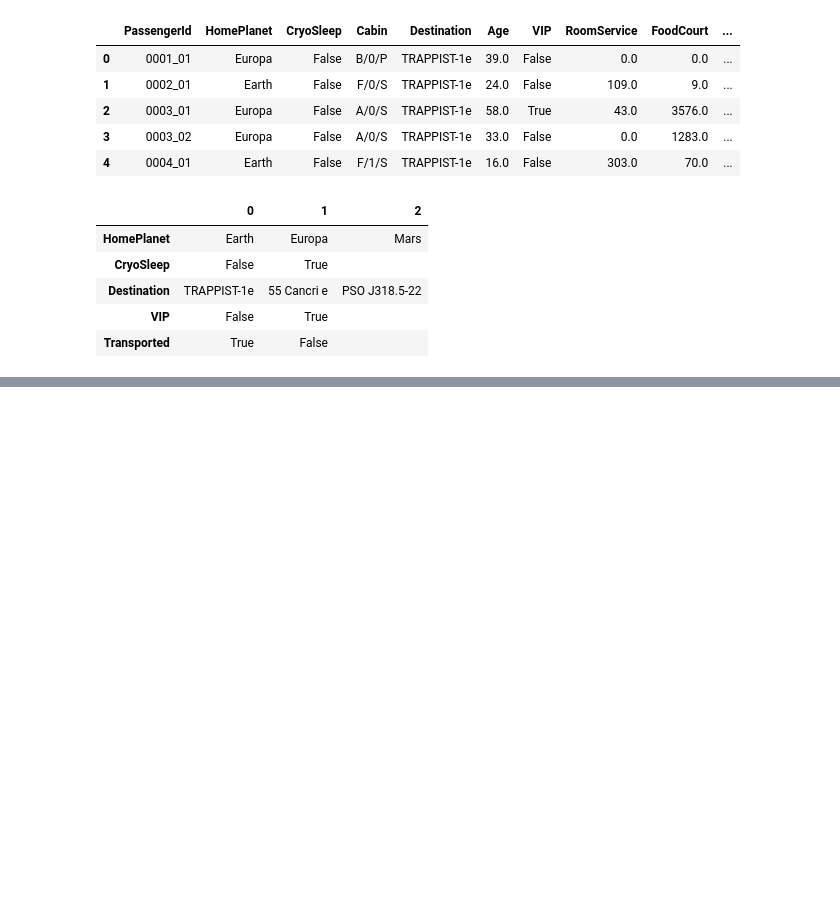
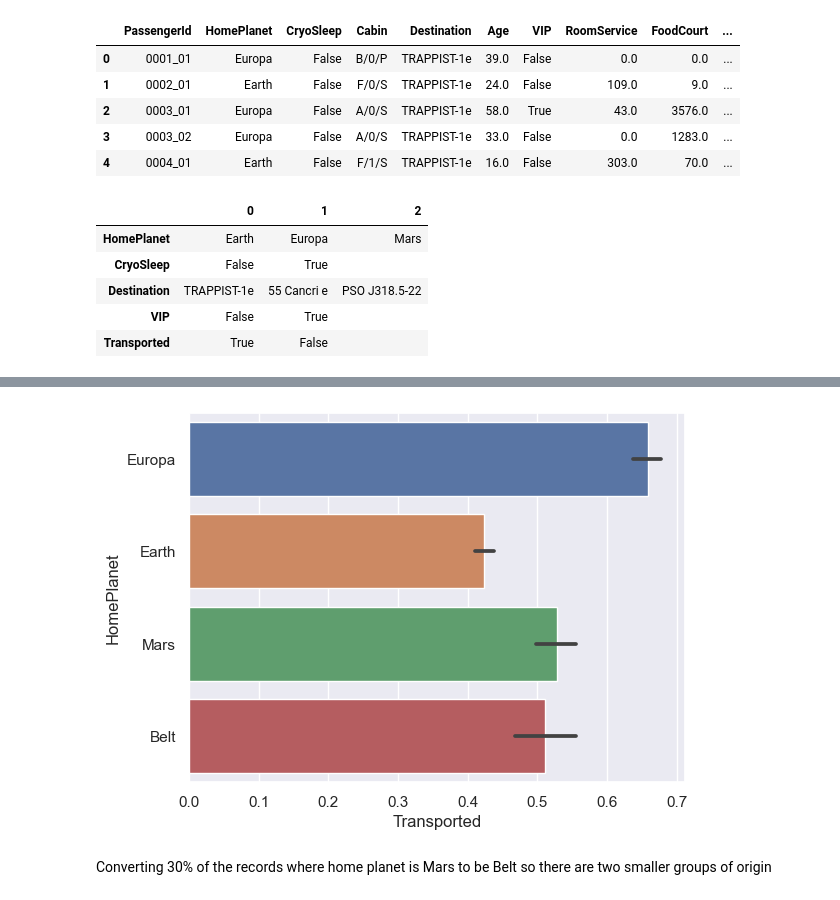
Before and after one commit to akshika47/data-science, a Jupyter notebook: Space Titanic Fairness.ipynb, the cells around one changed output, grey strips where cells are left out. Saved outputs shown, nothing was run; the diff lists cells and outputs as text; code cells hidden in the pictures; blank space fills up the shorter version.

```diff
--- a/Space Titanic Fairness.ipynb
+++ b/Space Titanic Fairness.ipynb
@@ -79,0 +159,7 @@ Name: CryoSleep, dtype: int64
+# %%
+import seaborn as sns
+sns.barplot(x="Transported", y="HomePlanet", data=df, errorbar=('ci', 95));
+# %% [output]
+[figure, added]
+# %% [markdown]
+Converting 30% of the records where home planet is Mars to be Belt so there are two smaller groups of origin
```
Also changed, not shown: parts of 77 cells of this notebook, 1 other file.
